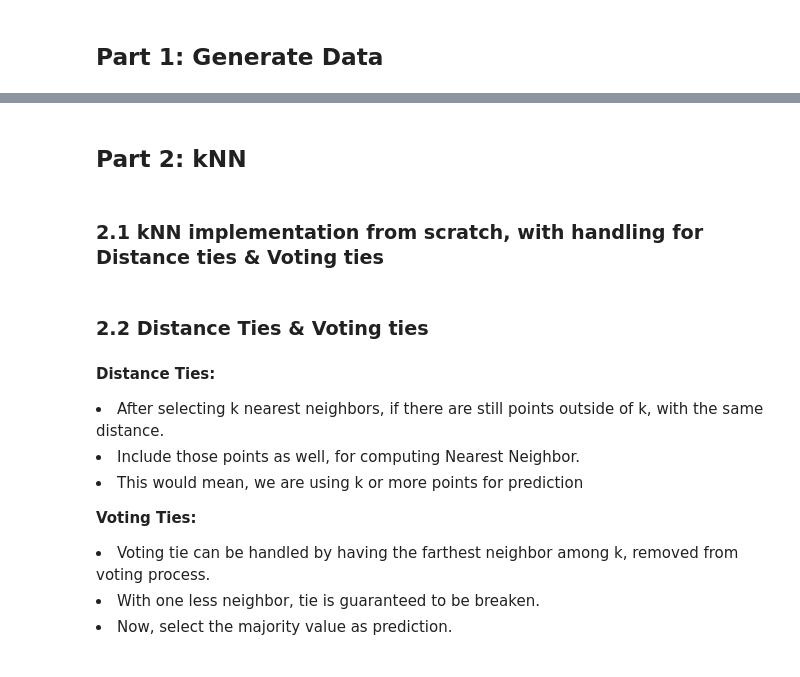
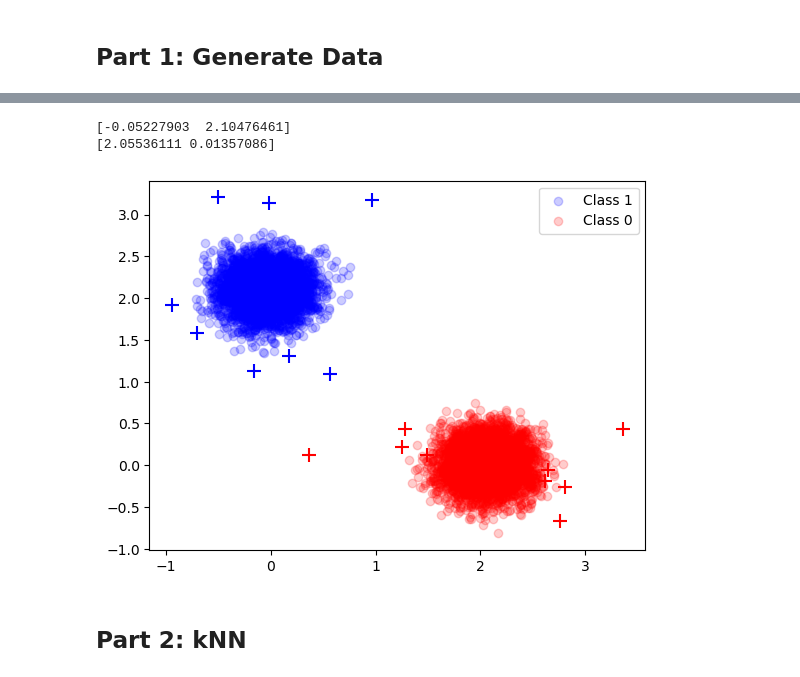
Before and after one commit to yogamaha/cs598-psl, a Jupyter notebook: ca-1/ca-1.ipynb, the cells around one changed output, grey strips where cells are left out. Drawn from its saved outputs; the diff is of its cells as text; code cells hidden in the pictures.

```diff
--- a/ca-1/ca-1.ipynb
+++ b/ca-1/ca-1.ipynb
@@ -39,14 +147,11 @@ traindata = np.random.normal(size = (2 * n, p)) * s \
 ytrain = np.concatenate(([1]*n, [0]*n))
 # %%
-N = 5
+N = 5000
 # Randomly allocate the n samples for class 1  to the 10 clusters
 id1 = np.random.randint(csize, size = N)
 id0 = np.random.randint(csize, size = N)
 
-# sd for generating data
-s = np.sqrt(float(1)/5)
+testdata = np.concatenate([mixture_distribution_rvs(m1, distr, N), mixture_distribution_rvs(m0, distr, N)])
 
-testdata = np.random.normal(size = (2 * N, p)) * s \
-            + np.concatenate([m1[id1,:], m0[id0,:]])
 ytest = np.concatenate(([1]*N, [0]*N))
 # %% [markdown]
@@ -77,4 +181,24 @@ array([-0.74976547,  1.3426804 ,  2.1530358 ])
+# %%
+print(np.average(testdata[:N], axis=0))
+print(np.average(testdata[N:], axis=0))
+
+plt.scatter(testdata[:N, 0], testdata[:N, 1], c = "blue", alpha=0.2, label='Class 1')
+plt.scatter(testdata[N:, 0], testdata[N:, 1], c = "red", alpha=0.2, label='Class 0')
+
+plt.scatter(m1[:,0], m1[:,1], marker = '+', s = 100, c = "blue")
+plt.scatter(m0[:,0], m0[:,1], marker = '+', s = 100, c = "red")
+
+plt.scatter(np.average(m1, axis=0)[0], np.average(m1, axis=0)[1], marker = '*', s = 100, c = "blue")
+plt.scatter(np.average(m0, axis=0)[0], np.average(m0, axis=0)[1], marker = '*', s = 100, c = "red")
+
+# plt.scatter([0], [2], marker = '*', s = 100, c = "blue")
+# plt.scatter([2], [0], marker = '*', s = 100, c = "red")
+
+plt.legend()
+plt.show()
+# %% [output]
+[-0.05227903  2.10476461]
+[2.05536111 0.01357086]
+[figure, added]
 # %% [markdown]
 ## Part 2: kNN
-# %% [markdown]
-### 2.1 kNN implementation from scratch, with handling for Distance ties & Voting ties
@@ -153,14 +204,0 @@ def custom_knn(train_data, test_data, ytrain, k):
-# %% [markdown]
-### 2.2 Distance Ties & Voting ties
-# %% [markdown]
-<b>Distance Ties:</b>
-
-<li>After selecting k nearest neighbors, if there are still points outside of k, with the same distance.
-<li>Include those points as well, for computing Nearest Neighbor.
-<li>This would mean, we are using k or more points for prediction
-
-<b>Voting Ties:</b>
-
-<li> Voting tie can be handled by having the farthest neighbor among k, removed from voting process.
-<li> With one less neighbor, tie is guaranteed to be breaken.
-<li> Now, select the majority value as prediction.
```
Also changed, not shown: parts of 31 cells of this notebook.
